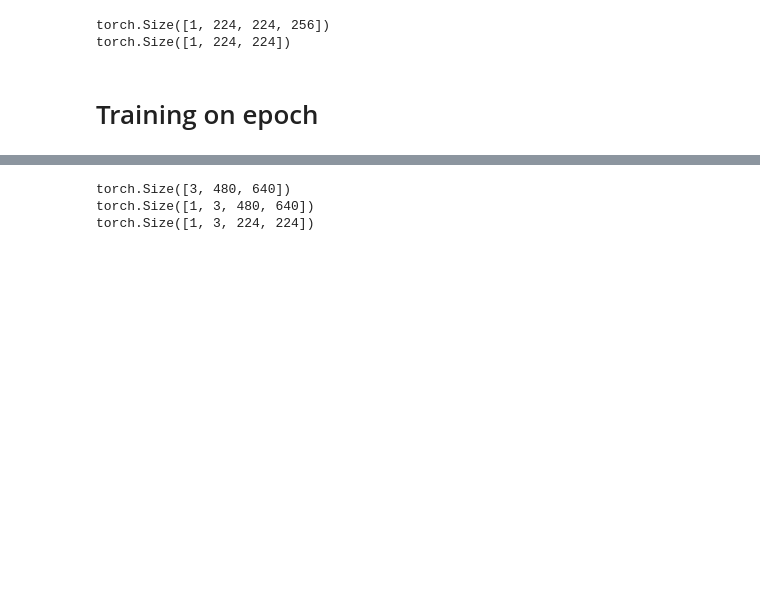
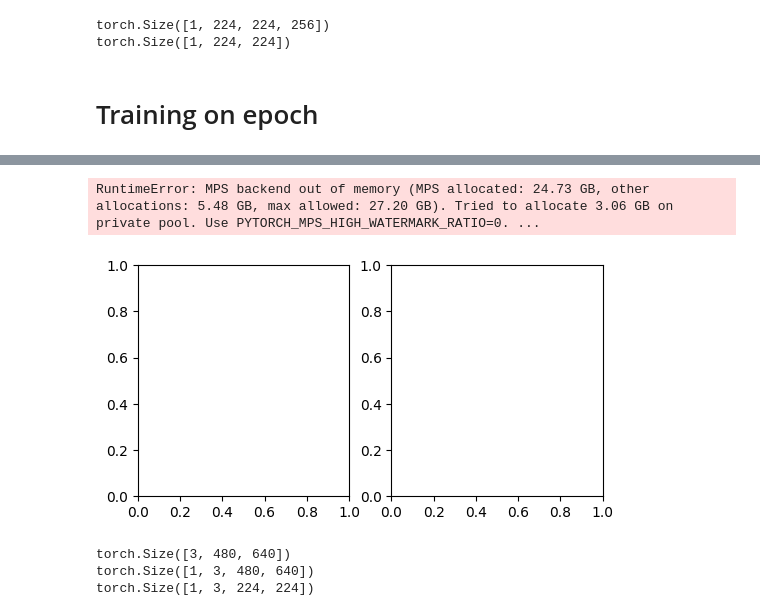
Before and after one commit to aoibhinngalway/Roisins_tutorials_on_DL_applications, a Jupyter notebook: Monocular_Depth_Estimation_with_pre-trained_DINOv2/Tutorial_Monocular_Depth_Estimation_with_pre-trained_DINOv2.ipynb, the cells around one changed output, grey strips where cells are left out. Saved outputs shown, nothing was run; the diff lists cells and outputs as text; code cells hidden in the pictures; blank space fills up the shorter version.

```diff
--- a/Monocular_Depth_Estimation_with_pre-trained_DINOv2/Tutorial_Monocular_Depth_Estimation_with_pre-trained_DINOv2.ipynb
+++ b/Monocular_Depth_Estimation_with_pre-trained_DINOv2/Tutorial_Monocular_Depth_Estimation_with_pre-trained_DINOv2.ipynb
@@ -557,3 +589,30 @@ epoch_loss, epoch_accuracy = train_one_epoch(
+# %%
+"""
+ncols = 2
+nrows = 1
+subfig_width = 3
+subfig_height = 3
+
+figsize = (ncols * subfig_width, nrows * subfig_height)
+
+fig, axes = plt.subplots(nrows = nrows,
+                         ncols = ncols,
+                         figsize = figsize)
+"""
+axes = None
+
+epoch_loss, epoch_accuracy = train_one_epoch(
+          model,
+          device,
+          dataloader_train,
+          optimizer,
+          criterion,
+          epoch = 1,
+          axes = axes,
+          max_batches = 500)
+# %% [output]
+RuntimeError: MPS backend out of memory (MPS allocated: 24.73 GB, other allocations: 5.48 GB, max allowed: 27.20 GB). Tried to allocate 3.06 GB on private pool. Use PYTORCH_MPS_HIGH_WATERMARK_RATIO=0. ...
+[figure, added]
 # %%
 x = dataset_train_[0]['image']
 x = x.permute(2, 0, 1)
```
Also changed, not shown: parts of 13 cells of this notebook, 2 other files.
